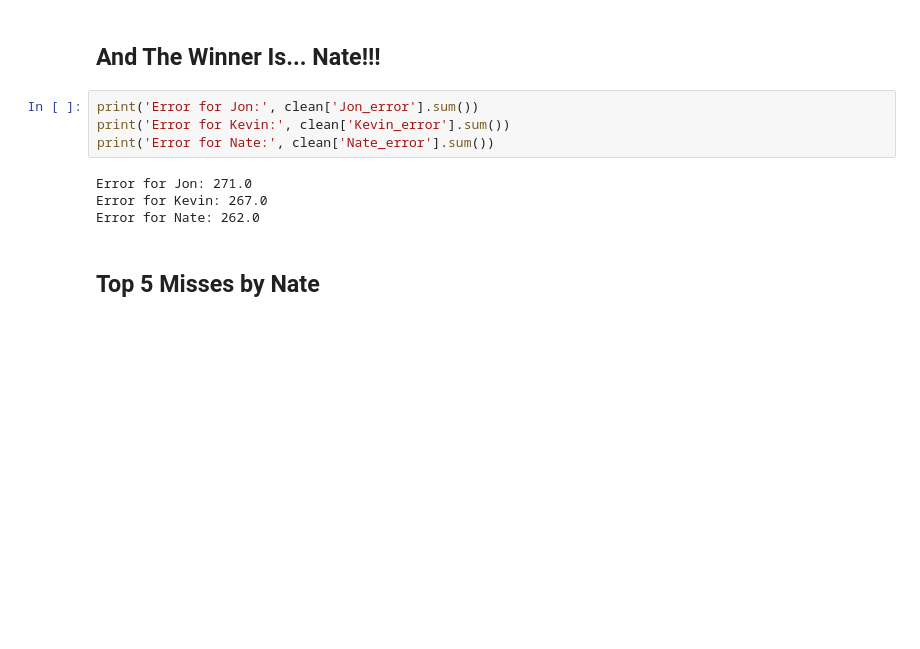
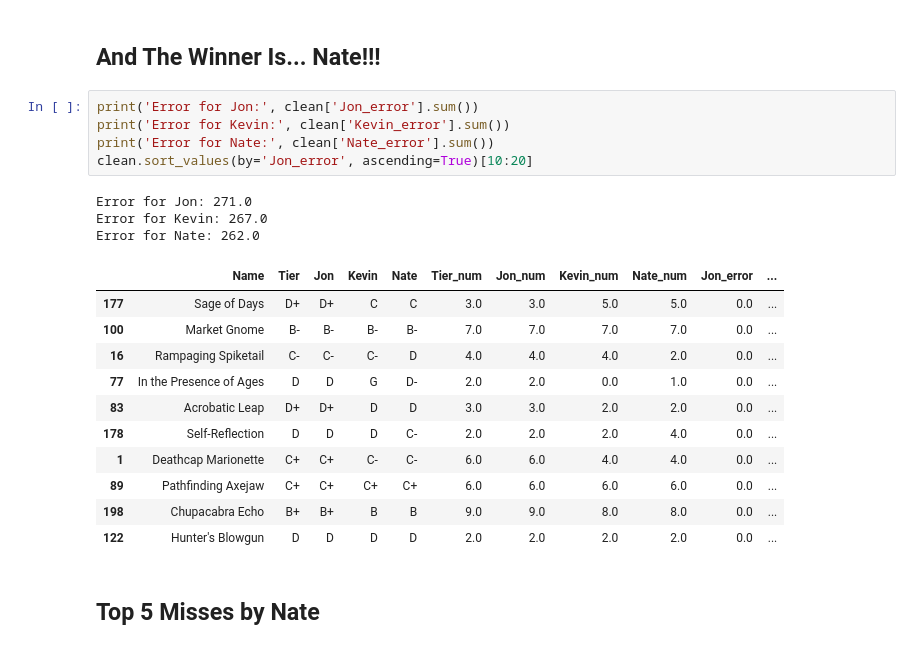
Before and after one commit to kest3869/MTG, a Jupyter notebook: LCI/sunset.ipynb, the cells around one changed output. Drawn from its saved outputs; the diff is of its cells as text; blank space fills up the shorter version.

```diff
--- a/LCI/sunset.ipynb
+++ b/LCI/sunset.ipynb
@@ -71,11 +74,23 @@ clean
 # %%
 print('Error for Jon:', clean['Jon_error'].sum())
 print('Error for Kevin:', clean['Kevin_error'].sum())
 print('Error for Nate:', clean['Nate_error'].sum())
+clean.sort_values(by='Jon_error', ascending=True)[10:20]
 # %% [output]
 Error for Jon: 271.0
 Error for Kevin: 267.0
 Error for Nate: 262.0
+|  | Name | Tier | Jon | Kevin | Nate | Tier_num | Jon_num | Kevin_num | Nate_num | Jon_error | ... |
+| 177 | Sage of Days | D+ | D+ | C | C | 3.0 | 3.0 | 5.0 | 5.0 | 0.0 | ... |
+| 100 | Market Gnome | B- | B- | B- | B- | 7.0 | 7.0 | 7.0 | 7.0 | 0.0 | ... |
+| 16 | Rampaging Spiketail | C- | C- | C- | D | 4.0 | 4.0 | 4.0 | 2.0 | 0.0 | ... |
+| 77 | In the Presence of Ages | D | D | G | D- | 2.0 | 2.0 | 0.0 | 1.0 | 0.0 | ... |
+| 83 | Acrobatic Leap | D+ | D+ | D | D | 3.0 | 3.0 | 2.0 | 2.0 | 0.0 | ... |
+| 178 | Self-Reflection | D | D | D | C- | 2.0 | 2.0 | 2.0 | 4.0 | 0.0 | ... |
+| 1 | Deathcap Marionette | C+ | C+ | C- | C- | 6.0 | 6.0 | 4.0 | 4.0 | 0.0 | ... |
+| 89 | Pathfinding Axejaw | C+ | C+ | C+ | C+ | 6.0 | 6.0 | 6.0 | 6.0 | 0.0 | ... |
+| 198 | Chupacabra Echo | B+ | B+ | B | B | 9.0 | 9.0 | 8.0 | 8.0 | 0.0 | ... |
+| 122 | Hunter's Blowgun | D | D | D | D | 2.0 | 2.0 | 2.0 | 2.0 | 0.0 | ... |
 # %% [markdown]
 ## Top 5 Misses by Nate
 # %%
```
Also changed, not shown: parts of 1 cell of this notebook, 10 other files.
